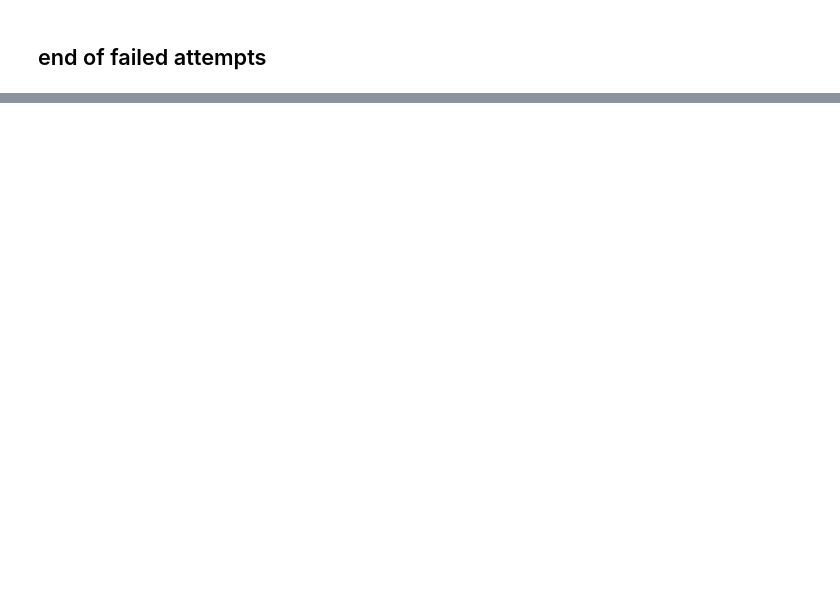
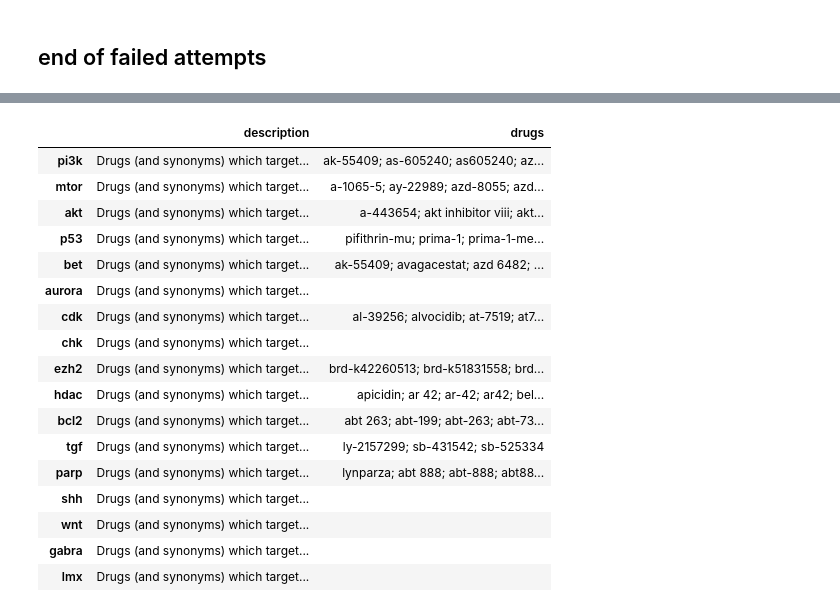
Before and after one commit to edjuaro/pdx-hts, a Jupyter notebook: Notebooks/step_5_combine_results.ipynb, the cells around one changed output, grey strips where cells are left out. Cells and saved outputs as stored; diff of their text form; code cells hidden in the pictures; blank space fills up the shorter version.

```diff
--- a/Notebooks/step_5_combine_results.ipynb
+++ b/Notebooks/step_5_combine_results.ipynb
@@ -1572,0 +1660,29 @@ drugs_in_common
+# %%
+def find_drugs_from_gene(df,gene):
+    df = df[df.apply(lambda x: x[['targets']].str.contains(gene,case=False),axis=1)['targets']]
+
+    all_drugs = []
+    for drugs in df['synonyms'].fillna('NONE'):
+        for drug in drugs.split('; '):
+            all_drugs.append(drug.lower())
+    unique_drugs = sorted(list(set(all_drugs)))
+    return unique_drugs
+# %%
+genes_of_interest ="""pi3k
+mTOR
+AKT
+p53
+BET
+Aurora
+CDK
+CHK
+EZH2
+HDAC
+BCL2
+TGF
+PARP
+SHH
+WNT
+GABRA
+Lmx""".lower().split('\n')
+genes_of_interest
@@ -1572,0 +1707,28 @@ drugs_in_common
+# %%
+def list2str(lista):
+    return "; ".join(lista)
+# %%
+list_of_drugs_per_genes = pd.DataFrame()
+for gene in genes_of_interest:
+    list_of_drugs_per_genes.loc[gene,'description']=f'Drugs (and synonyms) which target gene "{gene}"'
+    list_of_drugs_per_genes.loc[gene,'drugs'] = list2str(list(find_drugs_from_gene(drug_annotations,gene)))
+list_of_drugs_per_genes
+# %% [output]
+|  | description | drugs |
+| pi3k | Drugs (and synonyms) which target... | ak-55409; as-605240; as605240; az... |
+| mtor | Drugs (and synonyms) which target... | a-1065-5; ay-22989; azd-8055; azd... |
+| akt | Drugs (and synonyms) which target... | a-443654; akt inhibitor viii; akt... |
+| p53 | Drugs (and synonyms) which target... | pifithrin-mu; prima-1; prima-1-me... |
+| bet | Drugs (and synonyms) which target... | ak-55409; avagacestat; azd 6482; ... |
+| aurora | Drugs (and synonyms) which target... |  |
+| cdk | Drugs (and synonyms) which target... | al-39256; alvocidib; at-7519; at7... |
+| chk | Drugs (and synonyms) which target... |  |
+| ezh2 | Drugs (and synonyms) which target... | brd-k42260513; brd-k51831558; brd... |
+| hdac | Drugs (and synonyms) which target... | apicidin; ar 42; ar-42; ar42; bel... |
+| bcl2 | Drugs (and synonyms) which target... | abt 263; abt-199; abt-263; abt-73... |
+| tgf | Drugs (and synonyms) which target... | ly-2157299; sb-431542; sb-525334 |
+| parp | Drugs (and synonyms) which target... | lynparza; abt 888; abt-888; abt88... |
+| shh | Drugs (and synonyms) which target... |  |
+| wnt | Drugs (and synonyms) which target... |  |
+| gabra | Drugs (and synonyms) which target... |  |
+| lmx | Drugs (and synonyms) which target... |  |
```
Also changed, not shown: parts of 34 cells of this notebook, 5 other files.
